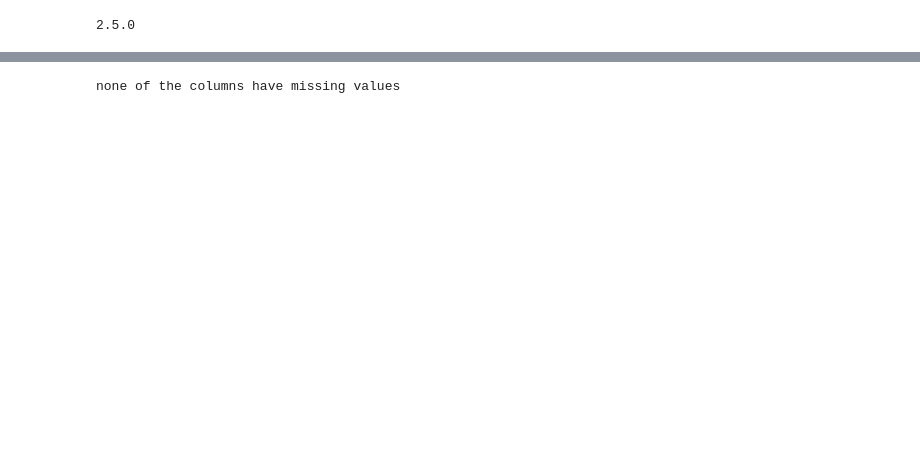
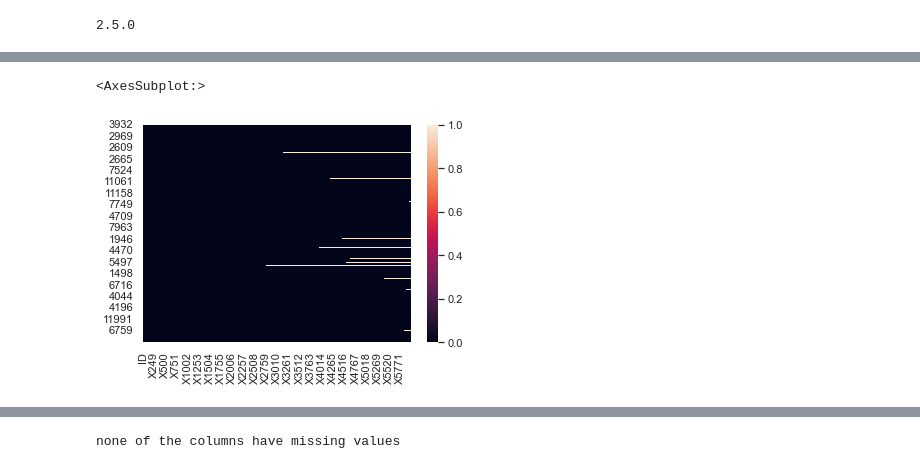
Before and after one commit to dabirrizvi/CSM6420-, a Jupyter notebook: Untitled4-3.ipynb, the cells around one changed output, grey strips where cells are left out. Cells and saved outputs as stored; diff of their text form; code cells hidden in the pictures; blank space fills up the shorter version.

```diff
--- a/Untitled4-3.ipynb
+++ b/Untitled4-3.ipynb
@@ -35,0 +66,8 @@ df=data
+# %%
+#To check null values of few column
+
+cols=df.columns
+sns.heatmap(df[cols].isnull())
+# %% [output]
+<AxesSubplot:>
+[figure, added]
```
Also changed, not shown: parts of 23 cells of this notebook.
